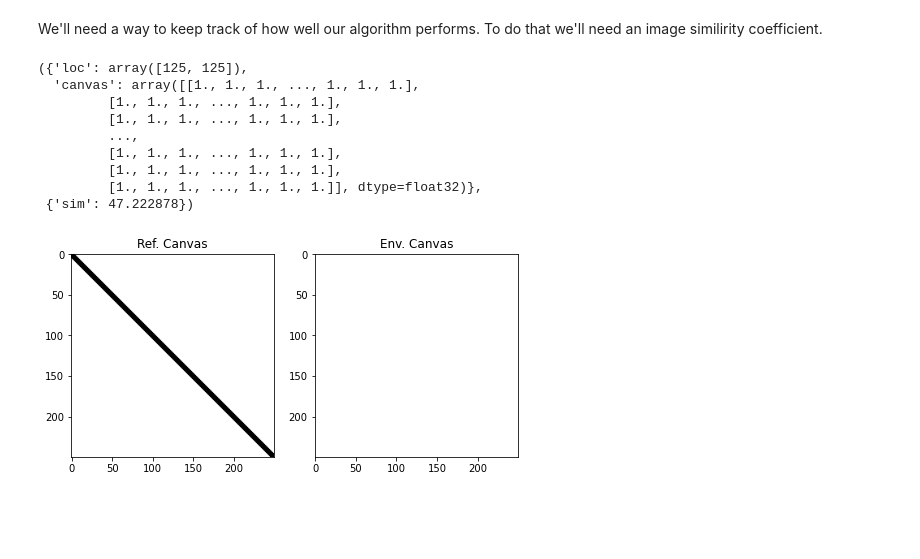
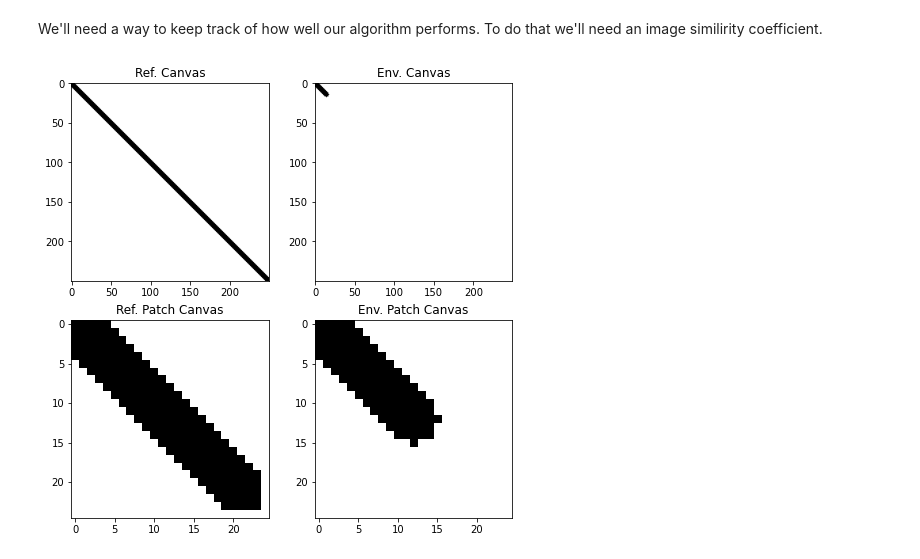
Before and after one commit to AlexStirban/RLPaint, a Jupyter notebook: Playground/RLPaint/image_sim.ipynb, the cells around one changed output. Drawn from its saved outputs; the diff is of its cells as text; code cells hidden in the pictures; blank space fills up the shorter version.

```diff
--- a/Playground/RLPaint/image_sim.ipynb
+++ b/Playground/RLPaint/image_sim.ipynb
@@ -17,19 +17,11 @@ def rmse_sim(x, y):
     return np.sqrt(np.sum((x - y) ** 2))
 # %%
 # Init env
-env = DiscreteTelesketchEnv(ref_canvas, rmse_sim, 20, 5, "image")
-env.reset((125, 125))
+env = DiscreteTelesketchEnv(ref_canvas, rmse_sim, 20, 5, render_mode="image")
+
+# Reset and render
+env.reset()
+state, _, _, _, _ = env.step(7)
+env.render()
 # %% [output]
-({'loc': array([125, 125]),
-  'canvas': array([[1., 1., 1., ..., 1., 1., 1.],
-         [1., 1., 1., ..., 1., 1., 1.],
-         [1., 1., 1., ..., 1., 1., 1.],
-         ...,
-         [1., 1., 1., ..., 1., 1., 1.],
-         [1., 1., 1., ..., 1., 1., 1.],
-         [1., 1., 1., ..., 1., 1., 1.]], dtype=float32)},
- {'sim': 47.222878})
+[figure, added]
-# %%
-env.render()
-# %% [output]
-[figure, removed]
```
Also changed, not shown: 5 other files.
